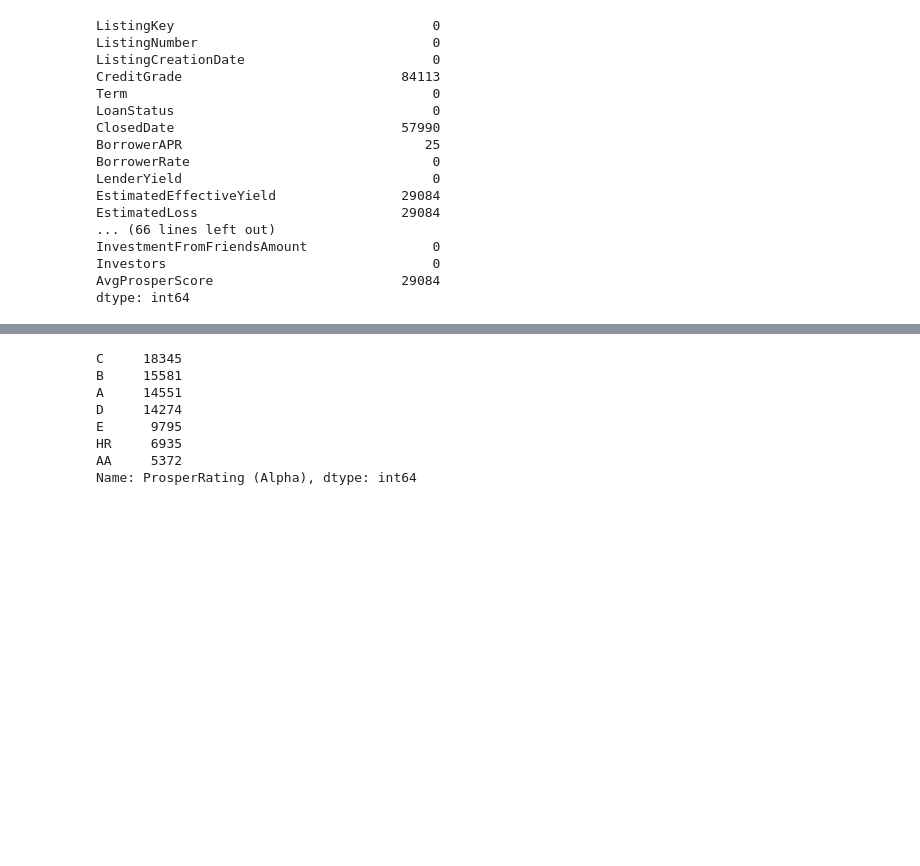
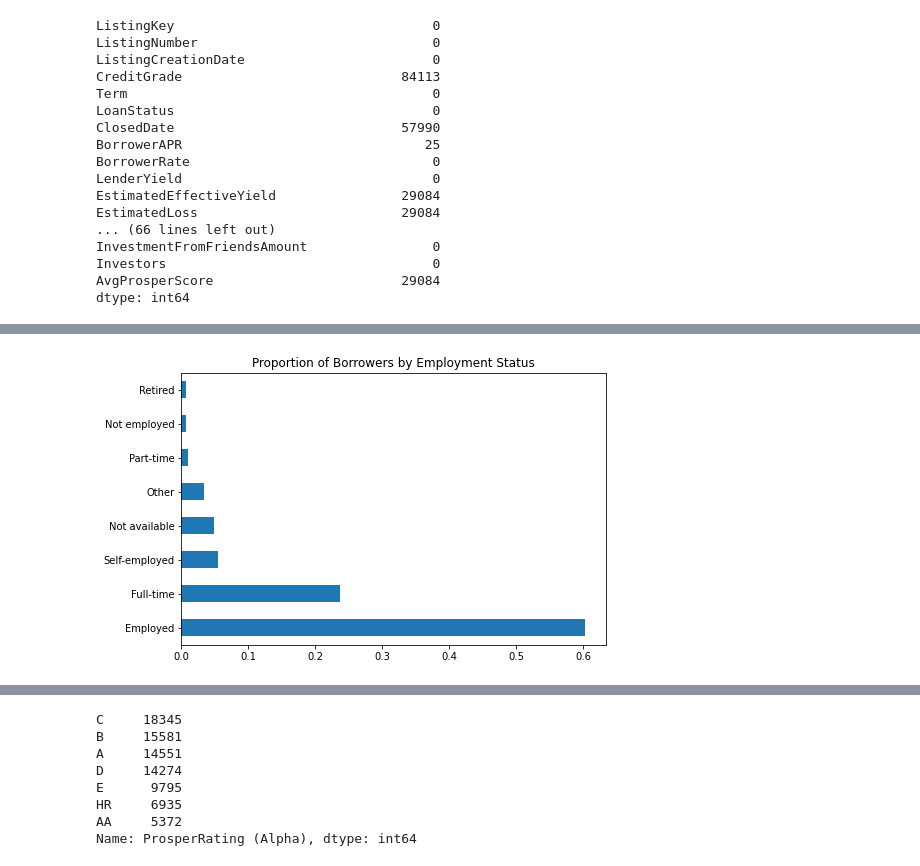
Before and after one commit to Lekan-Aden/prosper-loan-analysis, a Jupyter notebook: Part_I_exploration.ipynb, the cells around one changed output, grey strips where cells are left out. Saved outputs shown, nothing was run; the diff lists cells and outputs as text; code cells hidden in the pictures; blank space fills up the shorter version.

```diff
--- a/Part_I_exploration.ipynb
+++ b/Part_I_exploration.ipynb
@@ -155,0 +123,3 @@ The spikes in the histogram reveal that most loans are usually procured in multi
+# %%
+normalized_count_of_emp_status = loan_df['EmploymentStatus'].value_counts(normalize=True)
+normalized_count_of_emp_status
@@ -155,0 +136,6 @@ The spikes in the histogram reveal that most loans are usually procured in multi
+# %%
+plt.figure(figsize=(7.6, 5))
+normalized_count_of_emp_status.plot(kind='barh',
+                                    title='Proportion of Borrowers by Employment Status');
+# %% [output]
+[figure, added]
```
Also changed, not shown: parts of 112 cells of this notebook.
